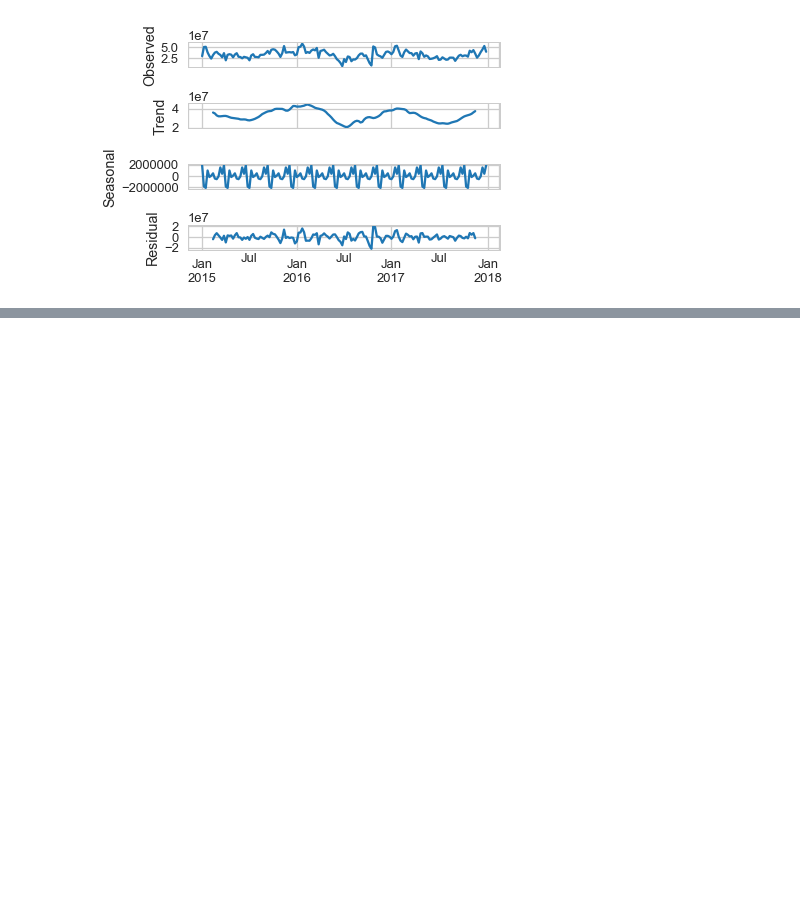
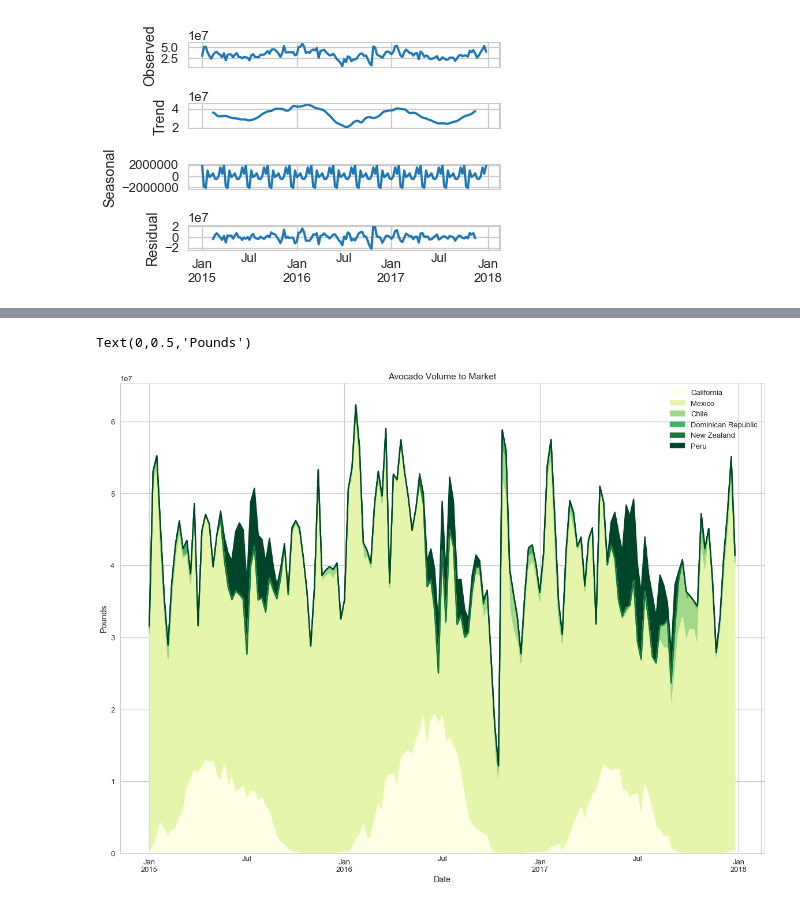
Before and after one commit to Kierstinakemi/ipynb, a Jupyter notebook: AvocadoAnalysis/AvocadoAnalysis.ipynb, the cells around one changed output, grey strips where cells are left out. Cells and saved outputs as stored; diff of their text form; code cells hidden in the pictures; blank space fills up the shorter version.

```diff
--- a/AvocadoAnalysis/AvocadoAnalysis.ipynb
+++ b/AvocadoAnalysis/AvocadoAnalysis.ipynb
@@ -255,0 +217,7 @@ resplot.savefig('Seasonal_Decompose4.png', dpi=200)
+# %%
+area = timeSeriesVolumeDF.plot.area(legend="topright", figsize=(20,15), colormap="YlGn", title="Avocado Volume to Market")
+area.set_xlabel("Date")
+area.set_ylabel("Pounds")
+# %% [output]
+Text(0,0.5,'Pounds')
+[figure, added]
```
Also changed, not shown: parts of 21 cells of this notebook.
